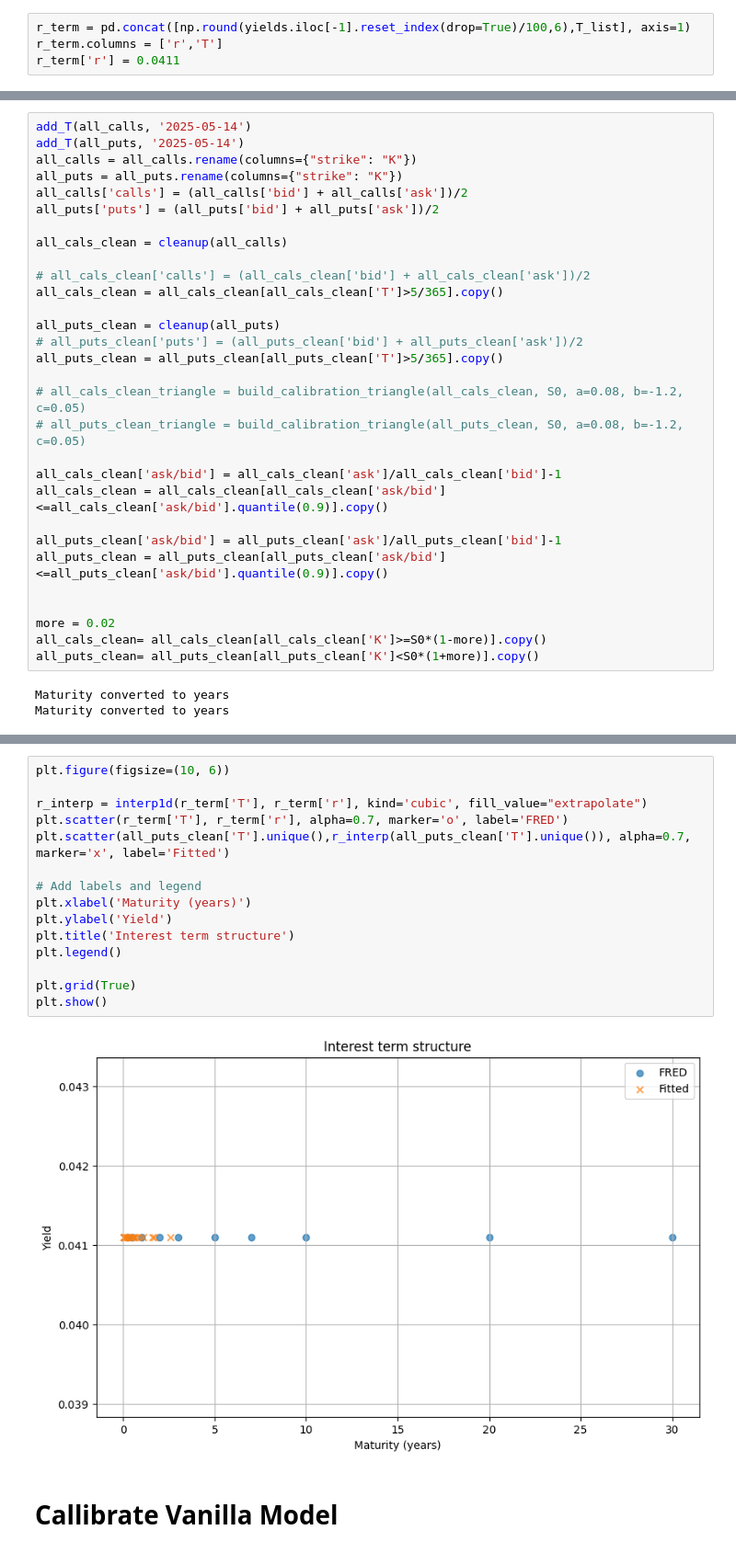
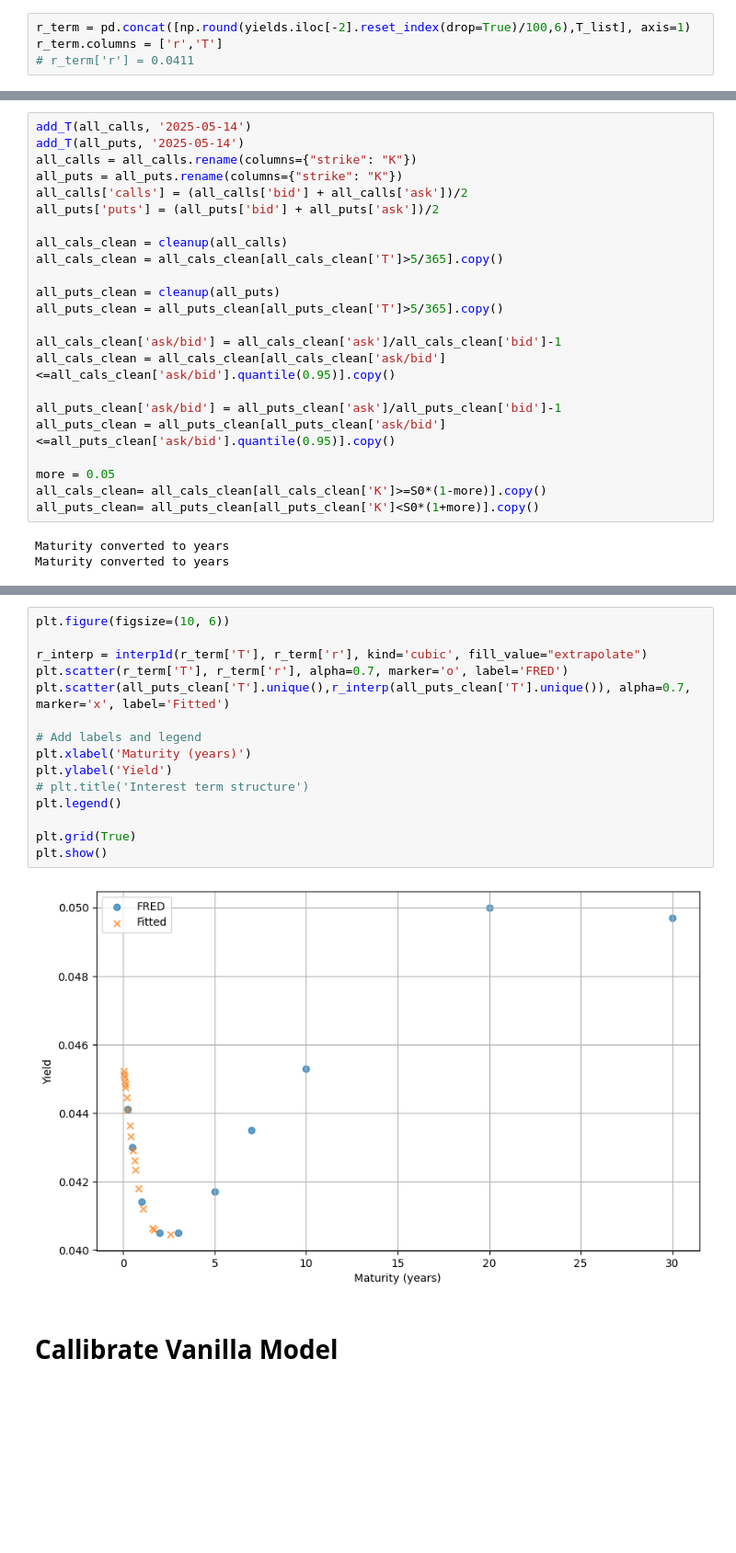
Before and after one commit to Naxzele/BonusCert, a Jupyter notebook: BonusCert.ipynb, the cells around one changed output, grey strips where cells are left out. Shown at 92% size. Drawn from its saved outputs; the diff is of its cells as text; blank space fills up the shorter version.

```diff
--- a/BonusCert.ipynb
+++ b/BonusCert.ipynb
@@ -41,7 +42,7 @@ DATE
 # %%
-r_term = pd.concat([np.round(yields.iloc[-1].reset_index(drop=True)/100,6),T_list], axis=1)
+r_term = pd.concat([np.round(yields.iloc[-2].reset_index(drop=True)/100,6),T_list], axis=1)
 r_term.columns = ['r','T']
-r_term['r'] = 0.0411
+# r_term['r'] = 0.0411
 # %% [markdown]
 ## Dividend yield term structure
 # %%
@@ -100,25 +99,18 @@ all_calls['calls'] = (all_calls['bid'] + all_calls['ask'])/2
 all_puts['puts'] = (all_puts['bid'] + all_puts['ask'])/2
 
 all_cals_clean = cleanup(all_calls)
-
-# all_cals_clean['calls'] = (all_cals_clean['bid'] + all_cals_clean['ask'])/2
 all_cals_clean = all_cals_clean[all_cals_clean['T']>5/365].copy()
 
 all_puts_clean = cleanup(all_puts)
-# all_puts_clean['puts'] = (all_puts_clean['bid'] + all_puts_clean['ask'])/2
 all_puts_clean = all_puts_clean[all_puts_clean['T']>5/365].copy()
 
-# all_cals_clean_triangle = build_calibration_triangle(all_cals_clean, S0, a=0.08, b=-1.2, c=0.05)
-# all_puts_clean_triangle = build_calibration_triangle(all_puts_clean, S0, a=0.08, b=-1.2, c=0.05)
-
 all_cals_clean['ask/bid'] = all_cals_clean['ask']/all_cals_clean['bid']-1
-all_cals_clean = all_cals_clean[all_cals_clean['ask/bid']<=all_cals_clean['ask/bid'].quantile(0.9)].copy()
+all_cals_clean = all_cals_clean[all_cals_clean['ask/bid']<=all_cals_clean['ask/bid'].quantile(0.95)].copy()
 
 all_puts_clean['ask/bid'] = all_puts_clean['ask']/all_puts_clean['bid']-1
-all_puts_clean = all_puts_clean[all_puts_clean['ask/bid']<=all_puts_clean['ask/bid'].quantile(0.9)].copy()
+all_puts_clean = all_puts_clean[all_puts_clean['ask/bid']<=all_puts_clean['ask/bid'].quantile(0.95)].copy()
 
-
-more = 0.02
+more = 0.05
 all_cals_clean= all_cals_clean[all_cals_clean['K']>=S0*(1-more)].copy()
 all_puts_clean= all_puts_clean[all_puts_clean['K']<S0*(1+more)].copy()
 # %% [output]
@@ -145,20 +137,20 @@ plt.show()
 # %%
 plt.figure(figsize=(10, 6))
 
 r_interp = interp1d(r_term['T'], r_term['r'], kind='cubic', fill_value="extrapolate")
 plt.scatter(r_term['T'], r_term['r'], alpha=0.7, marker='o', label='FRED')
 plt.scatter(all_puts_clean['T'].unique(),r_interp(all_puts_clean['T'].unique()), alpha=0.7, marker='x', label='Fitted')
 
 # Add labels and legend
 plt.xlabel('Maturity (years)')
 plt.ylabel('Yield')
-plt.title('Interest term structure')
+# plt.title('Interest term structure')
 plt.legend()
 
 plt.grid(True)
 plt.show()
 # %% [output]
-[figure, old version]
+[figure, new version]
 # %% [markdown]
 # Callibrate Vanilla Model
 # %%
```
Also changed, not shown: parts of 30 cells of this notebook, 2 other files.
